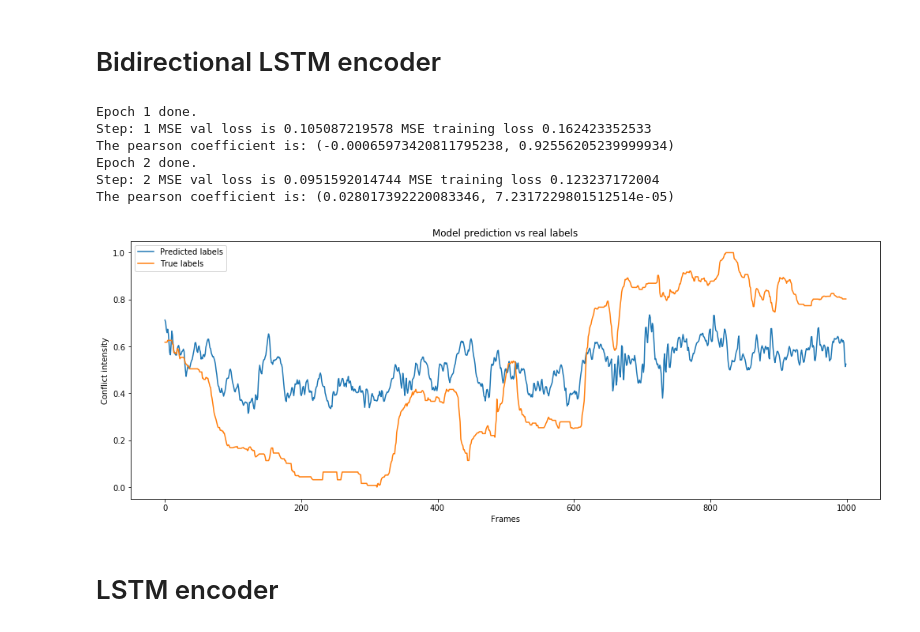
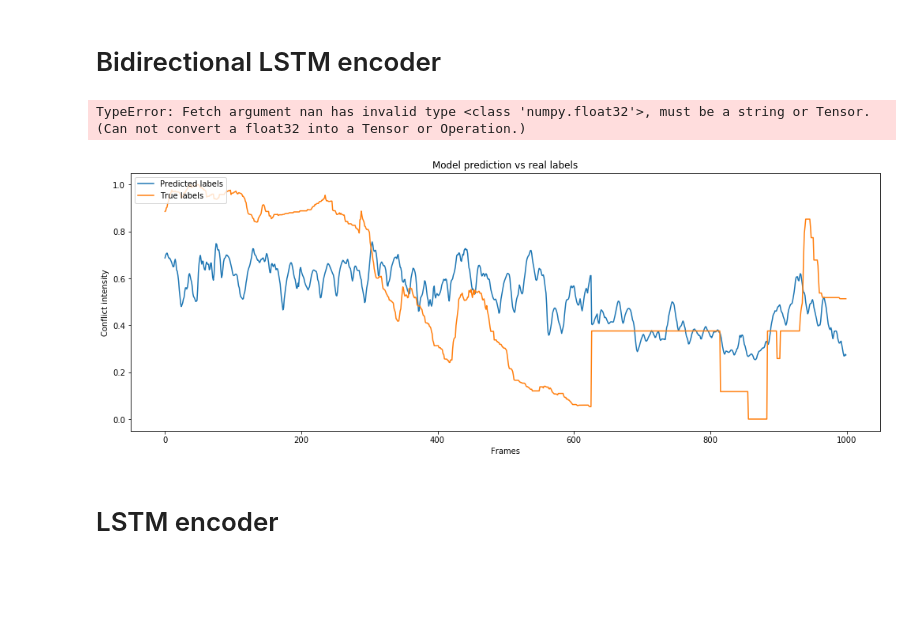
Before and after one commit to pinouche/Multi-task-learning, a Jupyter notebook: Encoders.ipynb, the cells around one changed output. Cells and saved outputs as stored; diff of their text form; code cells hidden in the pictures; blank space fills up the shorter version.

```diff
--- a/Encoders.ipynb
+++ b/Encoders.ipynb
@@ -364,10 +414,27 @@ def epsilon_Loss2(labels, predictions, epsilon = 0.001, delta = 0.7, slope = 0.5
+# %%
+def reverseTensor(tensor):
+    length = tensor.get_shape()[1]
+    num_element = tensor.get_shape()[0]
+    z_tensor = tf.zeros([num_element, 1])
+    for index in range(length):
+        z_tensor = tf.concat([z_tensor, tf.reshape(tensor[:,length-index-1], (num_element, 1))], axis = 1)
+    z_tensor = z_tensor[:,1:]
+    return(z_tensor)
+# %%
+def Pooling(tensor, p):
+    tensor_1 = movingAvgTensor(tensor, p)
+    reversed_tensor = reverseTensor(tensor)
+    tensor_2 = movingAvgTensor(reversed_tensor, p)
+    final_tensor = tf.add(tensor_1, tensor_2)
+    return(final_tensor)
 # %% [markdown]
 # Bidirectional LSTM encoder
 # %%
 timesteps_1 = 2
-window_size = 25
+window_size = 4
+p = int(window_size/10)
 batch_size = window_size
-n_epochs = 20
+n_epochs = 30
 # Hidden layer for the LSTMs
 hidden_size_bilstm = 128
 hidden_size_mainlstm = 128
@@ -375,11 +442,12 @@ hidden_size_mainlstm = 128
 # Hidden size for the fully connected layer
 FC1 = 64
 
-alpha_value = (window_size)/2
+alpha_value = window_size*2
 num_input = 136
 epsilon = 0.001
-beta = 0.05
+beta = 0.02
 learning_rate = 0.000001
 
-switch_loss = 13 #(number of epoch at which loss is switch from MSE to epsilon)
+switch_loss = 3 #(number of epoch at which loss is switch from MSE to epsilon)
+MC_samples = 12
 # %%
@@ -578,33 +687,28 @@ def BidirectionalLSTM(train_x, train_y, val_x, val_y,hidden_size_bilstm=hidden_s
 #    lowest_loss, min_index, loss, predictions_val, predictions_train = NeuralNetMethod1(Train_list, Train_list_y, Val_list, Val_list_y, 0.0001, 196,64, 16)
 #    lowest_loss_list.append(lowest_loss)
 
-lowest_loss, min_index, val_loss, train_loss_list, pred_val, list_list_val_y = BidirectionalLSTM(Train_list, Train_list_y, Val_list, Val_list_y)
+lowest_loss, min_index, val_loss, train_loss_list, pred_val_mean, list_list_val_y = BidirectionalLSTM(Train_list, Train_list_y, Val_list, Val_list_y)
 # %% [output]
-Epoch 1 done.
-Step: 1 MSE val loss is 0.105087219578 MSE training loss 0.162423352533
-The pearson coefficient is: (-0.00065973420811795238, 0.92556205239999934)
-Epoch 2 done.
-Step: 2 MSE val loss is 0.0951592014744 MSE training loss 0.123237172004
-The pearson coefficient is: (0.028017392220083346, 7.2317229801512514e-05)
+TypeError: Fetch argument nan has invalid type <class 'numpy.float32'>, must be a string or Tensor. (Can not convert a float32 into a Tensor or Operation.)
 # %%
 tf.reset_default_graph()
 # %%
 # function to plot true vs predicted
 
 def plotTrueVPred(true_values, predicted_values):
     fig = plt.figure(figsize=(17, 6))
     plt.plot(predicted_values)
     plt.plot(true_values)
     plt.title('Model prediction vs real labels')
     plt.ylabel('Conflict intensity')
     plt.xlabel('Frames')
     plt.legend(['Predicted labels', 'True labels'], loc='upper left')
     plt.show()
     #fig.savefig('newfiguseless.png', bbox_inches='tight')
 
-plotTrueVPred(list_list_val_y[3000:4000],pred_val[3000:4000])
+plotTrueVPred(list_list_val_y[1000:2000],pred_val[1000:2000])
 # %% [output]
-[figure, old version]
+[figure, new version]
 # %% [markdown]
 # LSTM encoder
 # %%
```
Also changed, not shown: parts of 15 cells of this notebook, 1 other file.
